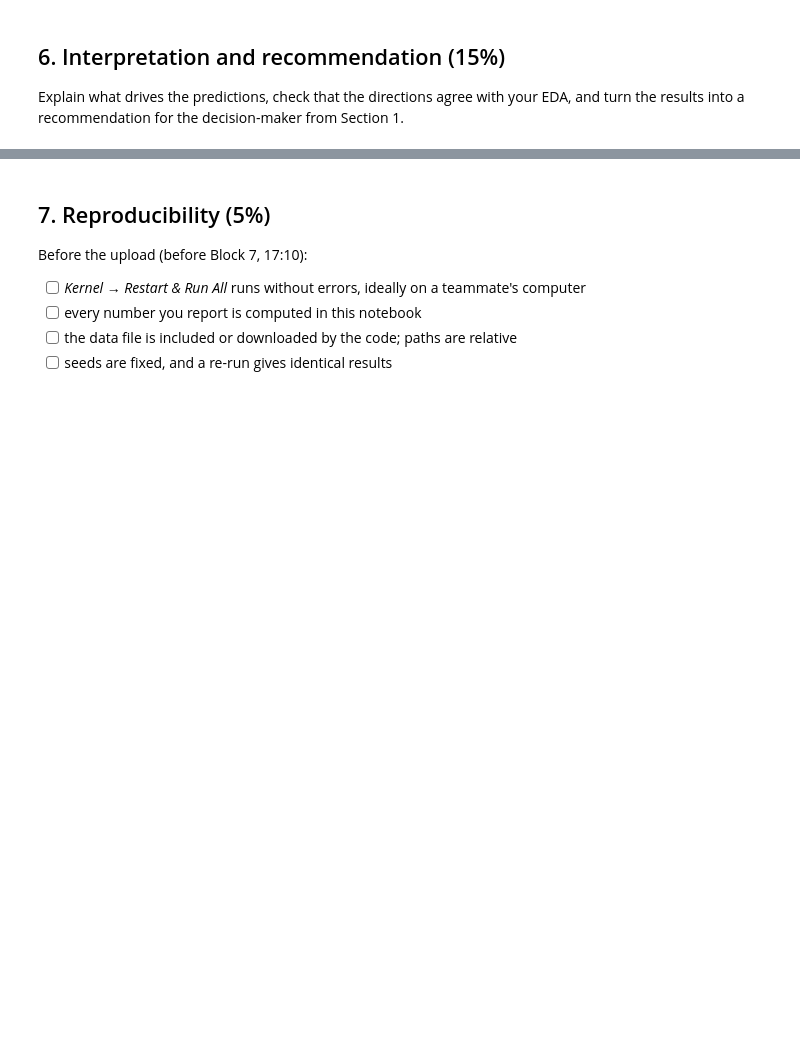
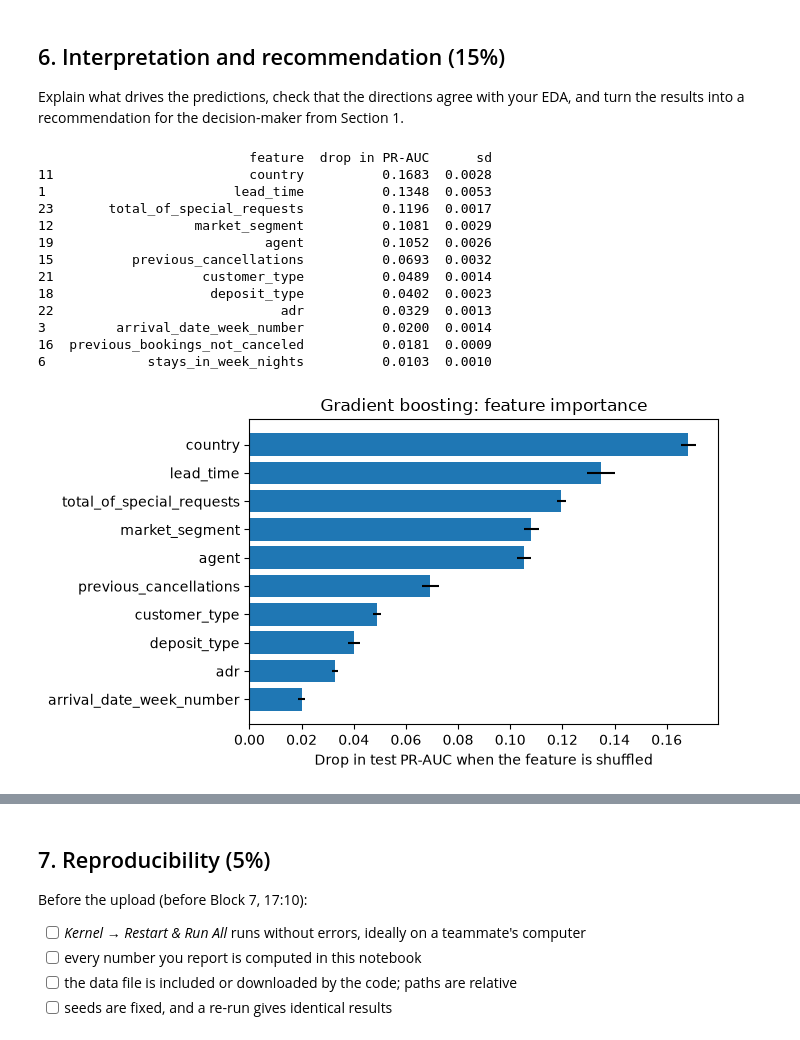
Before and after one commit to connor-richardson/hotel-demand-prediction, a Jupyter notebook: project_template.ipynb, the cells around one changed output, grey strips where cells are left out. Saved outputs shown, nothing was run; the diff lists cells and outputs as text; code cells hidden in the pictures; blank space fills up the shorter version.

```diff
--- a/project_template.ipynb
+++ b/project_template.ipynb
@@ -235,4 +669,46 @@ Explain what drives the predictions, check that the directions agree with your
 EDA, and turn the results into a recommendation for the decision-maker from
 Section 1.
 # %%
-# TODO: what drives the predictions of each model
+# What drives gradient boosting (permutation importance)
+
+from sklearn.inspection import permutation_importance
+from sklearn.model_selection import cross_val_score
+
+# Shuffle one original column at a time and see how much test PR-AUC drops.
+# A big drop means the model relies on that feature. This is interpretation only,
+# no modelling choice depends on it.
+gb_best = models["Gradient boosting"]
+perm = permutation_importance(
+    gb_best, X_test, y_test, scoring="average_precision",
+    n_repeats=5, random_state=SEED, n_jobs=-1,
+)
+imp = pd.DataFrame({
+    "feature": X_test.columns,
+    "drop in PR-AUC": perm.importances_mean,
+    "sd": perm.importances_std,
+}).sort_values("drop in PR-AUC", ascending=False)
+print(imp.head(12).round(4))
+
+# Bar chart of the top 10 (reversed so the biggest is on top)
+top = imp.head(10).iloc[::-1]
+plt.figure(figsize=(7, 4))
+plt.barh(top["feature"], top["drop in PR-AUC"], xerr=top["sd"])
+plt.xlabel("Drop in test PR-AUC when the feature is shuffled")
+plt.title("Gradient boosting: feature importance")
+plt.tight_layout()
+plt.show()
+# %% [output]
+                           feature  drop in PR-AUC      sd
+11                         country          0.1683  0.0028
+1                        lead_time          0.1348  0.0053
+23       total_of_special_requests          0.1196  0.0017
+12                  market_segment          0.1081  0.0029
+19                           agent          0.1052  0.0026
+15          previous_cancellations          0.0693  0.0032
+21                   customer_type          0.0489  0.0014
+18                    deposit_type          0.0402  0.0023
+22                             adr          0.0329  0.0013
+3         arrival_date_week_number          0.0200  0.0014
+16  previous_bookings_not_canceled          0.0181  0.0009
+6             stays_in_week_nights          0.0103  0.0010
+[figure, added]
```
Also changed, not shown: parts of 27 cells of this notebook.
